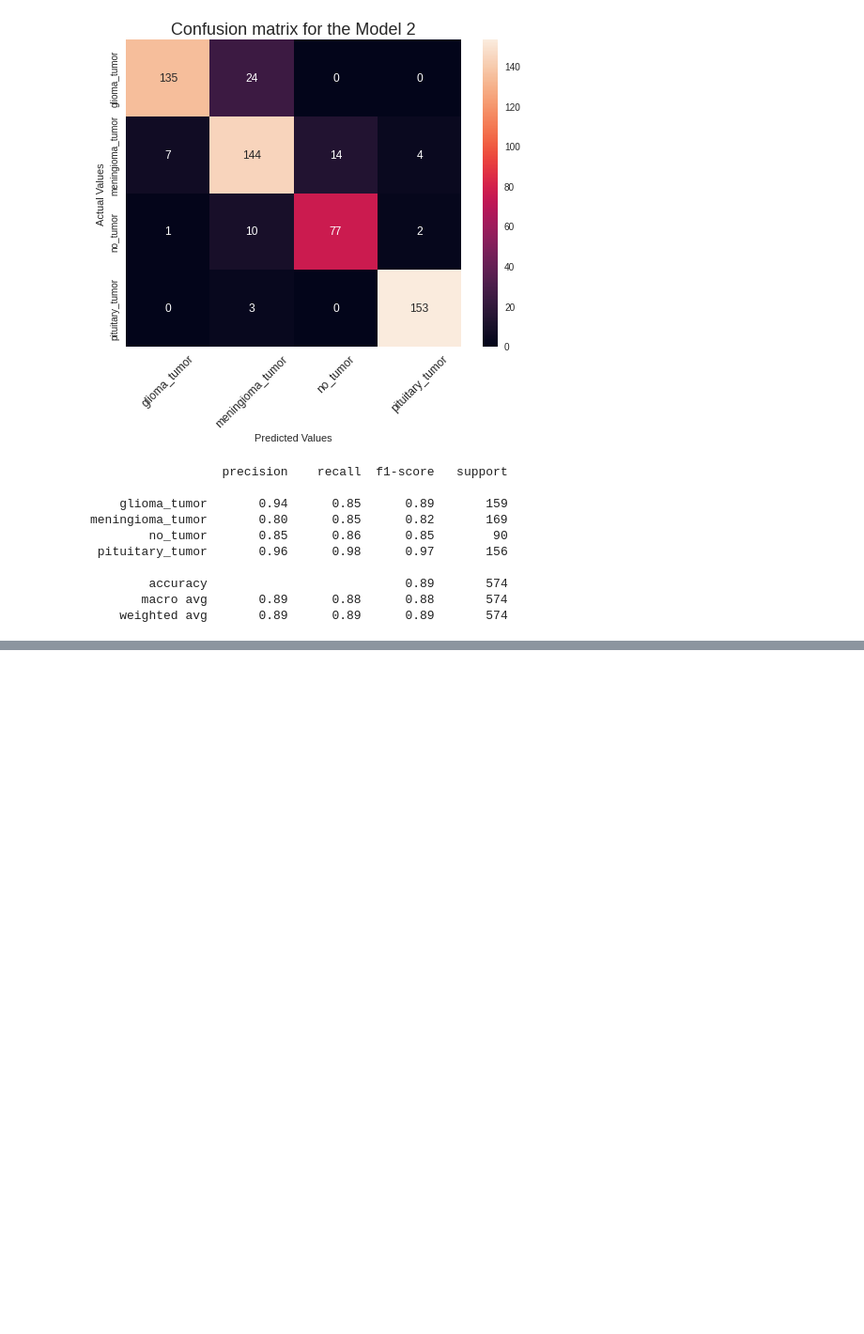
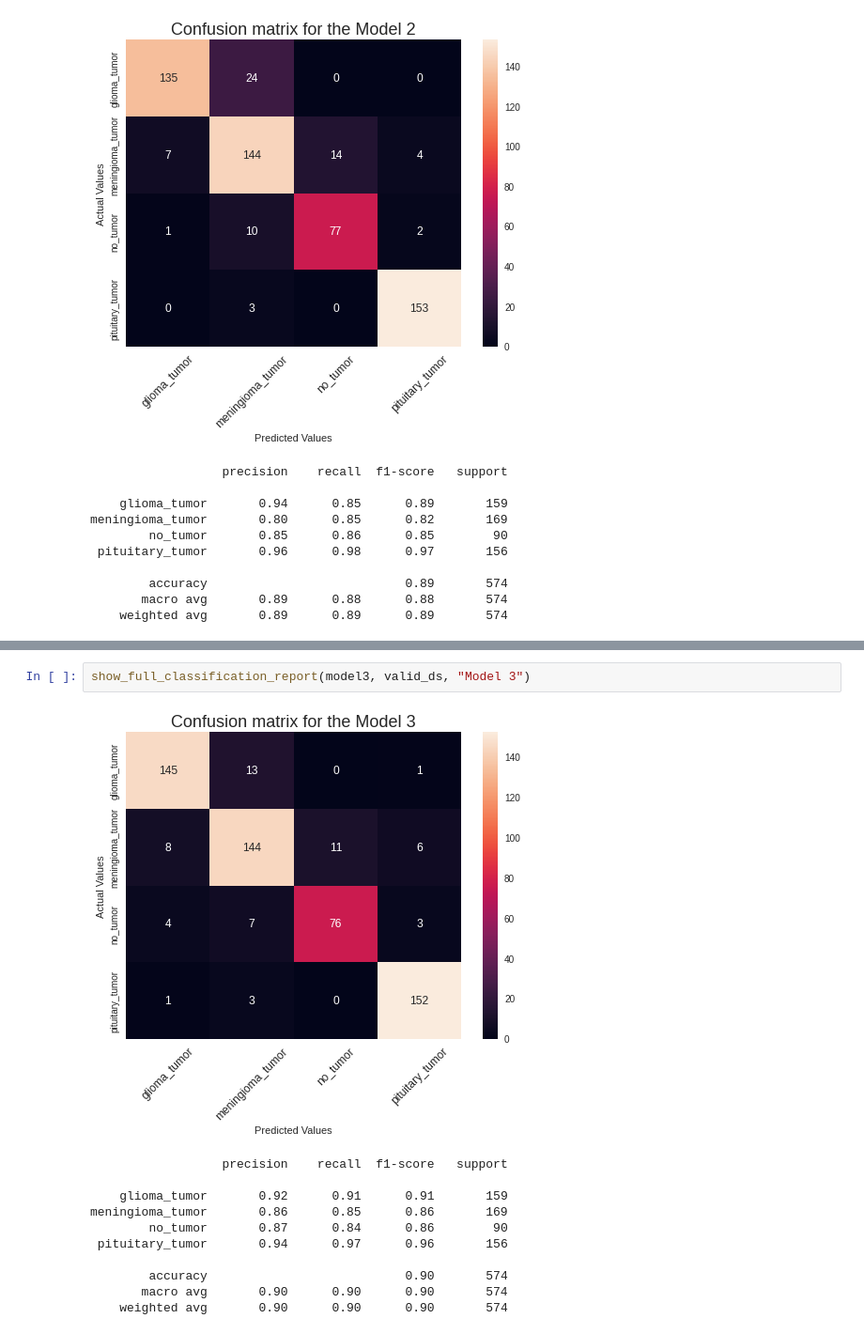
Before and after one commit to bori00/BrainTumorClassification, a Jupyter notebook: BrainTumorClassification.ipynb, the cells around one changed output, grey strips where cells are left out. Shown at 94% size. Saved outputs shown, nothing was run; the diff lists cells and outputs as text; blank space fills up the shorter version.

```diff
--- a/BrainTumorClassification.ipynb
+++ b/BrainTumorClassification.ipynb
@@ -481,0 +561,14 @@ meningioma_tumor       0.80      0.85      0.82       169
+# %%
+show_full_classification_report(model3, valid_ds, "Model 3")
+# %% [output]
+[figure, added]
+                  precision    recall  f1-score   support
+
+    glioma_tumor       0.92      0.91      0.91       159
+meningioma_tumor       0.86      0.85      0.86       169
+        no_tumor       0.87      0.84      0.86        90
+ pituitary_tumor       0.94      0.97      0.96       156
+
+        accuracy                           0.90       574
+       macro avg       0.90      0.90      0.90       574
+    weighted avg       0.90      0.90      0.90       574
```
Also changed, not shown: parts of 5 cells of this notebook.
